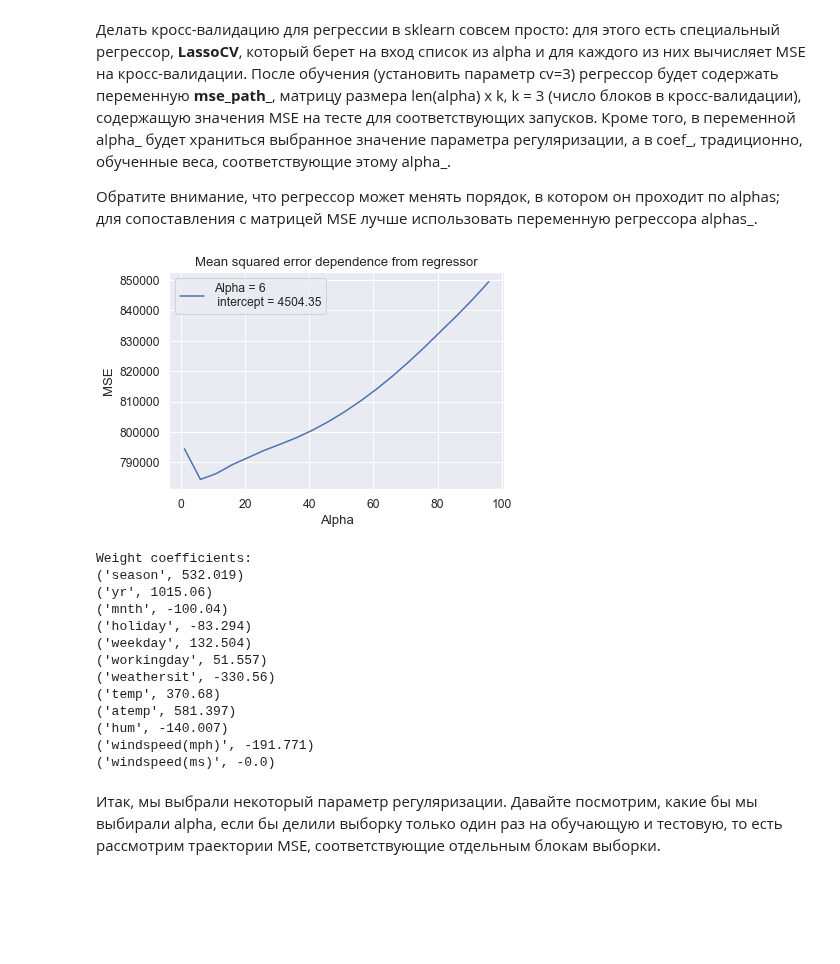
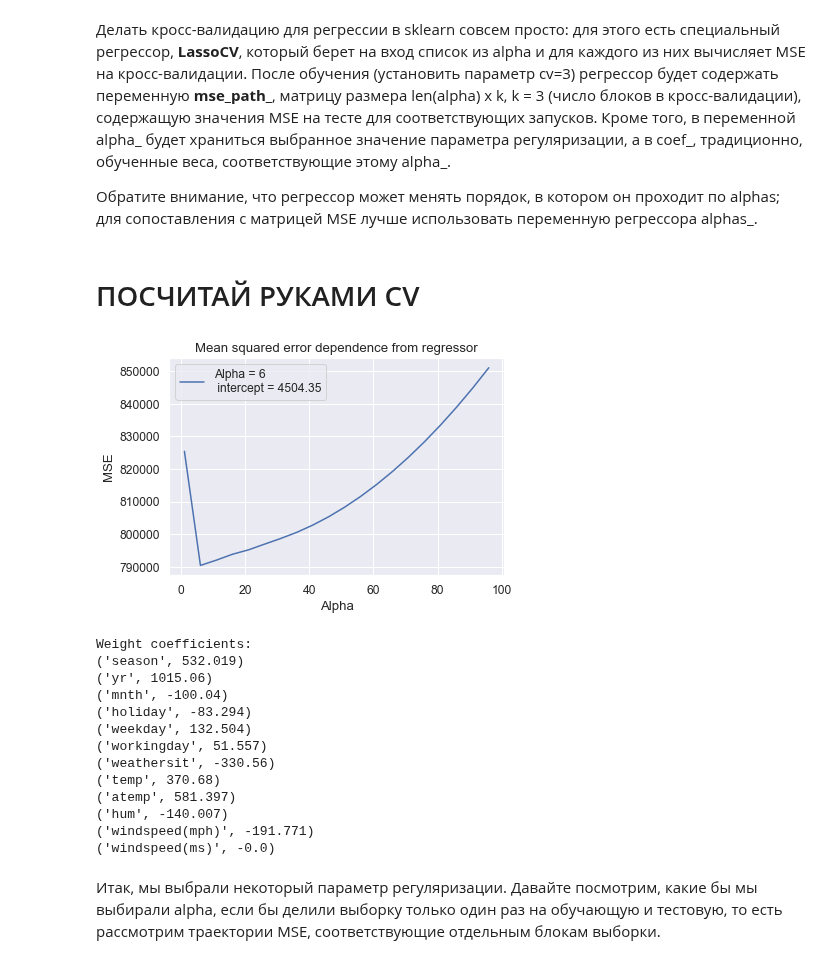
Before and after one commit to SciFiAi/Machine_learning_specialization, a Jupyter notebook: 2_Labeled_data_training/Week_2/Assignment_1/1_Overfitting_task.ipynb, the cells around one changed output. Cells and saved outputs as stored; diff of their text form; code cells hidden in the pictures; blank space fills up the shorter version.

```diff
--- a/2_Labeled_data_training/Week_2/Assignment_1/1_Overfitting_task.ipynb
+++ b/2_Labeled_data_training/Week_2/Assignment_1/1_Overfitting_task.ipynb
@@ -327,30 +329,32 @@ __Блок 2. Ответьте на вопросы (каждый 0.25 балла
 Делать кросс-валидацию для регрессии в sklearn совсем просто: для этого есть специальный регрессор, __LassoCV__, который берет на вход список из alpha и для каждого из них вычисляет MSE на кросс-валидации. После обучения (установить параметр cv=3) регрессор будет содержать переменную __mse\_path\___, матрицу размера len(alpha) x k, k = 3 (число блоков в кросс-валидации), содержащую значения MSE на тесте для соответствующих запусков. Кроме того, в переменной alpha\_ будет храниться выбранное значение параметра регуляризации, а в coef\_, традиционно, обученные веса, соответствующие этому alpha_.
 
 Обратите внимание, что регрессор может менять порядок, в котором он проходит по alphas; для сопоставления с матрицей MSE лучше использовать переменную регрессора alphas_.
+# %% [markdown]
+# ПОСЧИТАЙ РУКАМИ CV
 # %%
 from sklearn.linear_model import LassoCV
 # %%
 # Код 3.2 (1 балл)
 # Обучите регрессор LassoCV на всех параметрах регуляризации из alpha
 # Постройте график _усредненного_ по строкам MSE в зависимости от alpha.
 # Выведите выбранное alpha, а также пары "признак-коэффициент" для обученного вектора коэффициентов
 alphas = np.arange(1, 100, 5)
 
-lscv_model = LassoCV(alphas=alphas)
+lscv_model = LassoCV(alphas=alphas, cv=3)
 lscv_model.fit(X, y)
 
 plt.title('Mean squared error dependence from regressor')
 plt.plot(lscv_model.alphas_, np.mean(lscv_model.mse_path_, axis=1),
          label=f"Alpha = {lscv_model.alpha_}\n intercept = {lscv_model.intercept_.round(2)}")
 plt.xlabel('Alpha')
 plt.ylabel('MSE')
 plt.legend()
 plt.show()
 
 print('\nWeight coefficients:')
 print(*zip(df.columns, lscv_model.coef_.round(3)), sep='\n')
 # %% [output]
-[figure, old version]
+[figure, new version]
 Weight coefficients:
 ('season', 532.019)
 ('yr', 1015.06)
```
Also changed, not shown: parts of 9 cells of this notebook.
